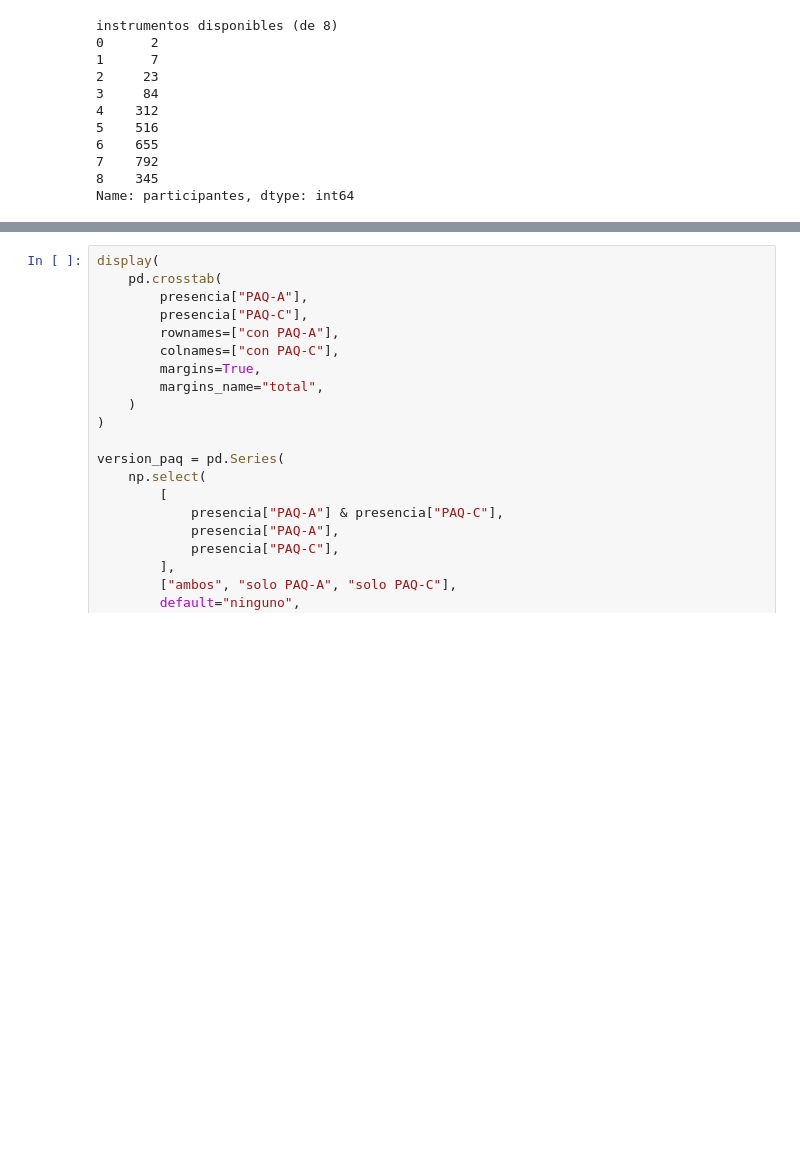
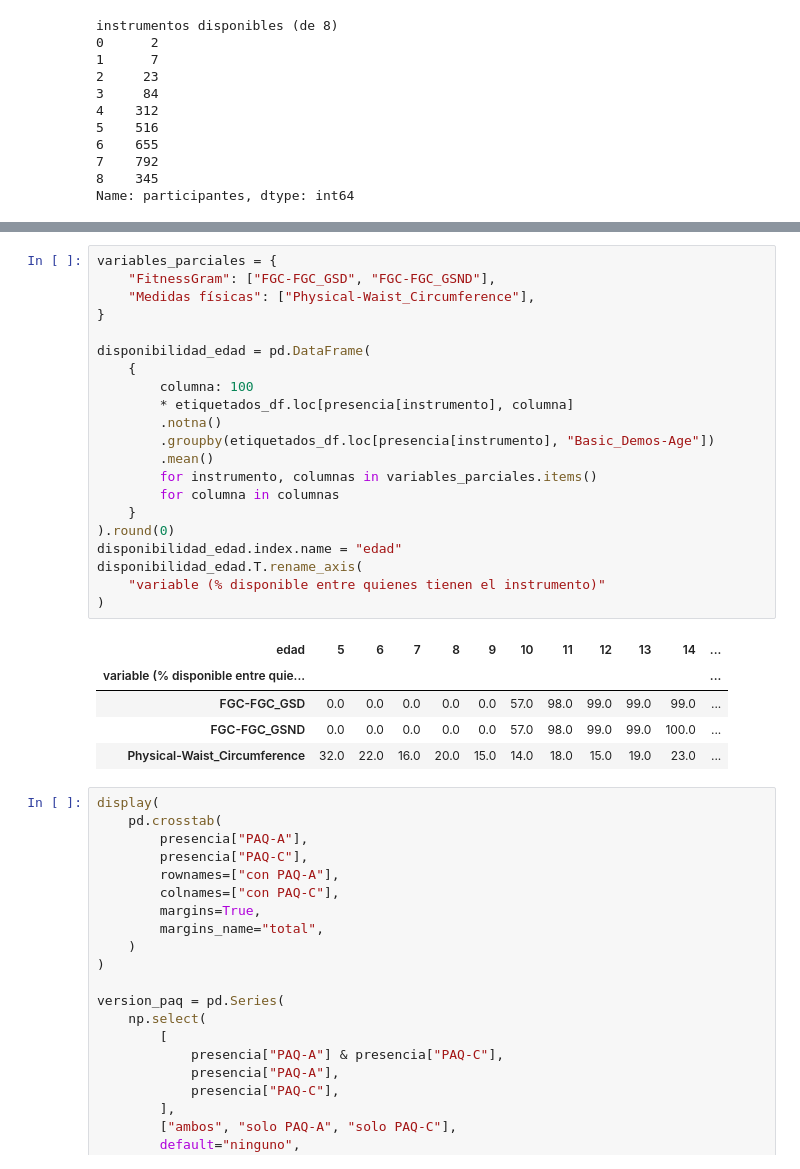
Before and after one commit to juanestebancg2806/piu-severity-prediction, a Jupyter notebook: notebooks/01_eda.ipynb, the cells around one changed output, grey strips where cells are left out. Saved outputs shown, nothing was run; the diff lists cells and outputs as text; blank space fills up the shorter version.

```diff
--- a/notebooks/01_eda.ipynb
+++ b/notebooks/01_eda.ipynb
@@ -994,5 +1001,32 @@ etiquetados_df["Basic_Demos-Age"].value_counts().sort_index().rename_axis("edad"
 | edad | 5 | 6 | 7 | 8 | 9 | 10 | 11 | 12 | 13 | 14 | 15 | ... |
 | participantes | 80 | 271 | 308 | 341 | 342 | 305 | 214 | 209 | 155 | 142 | 111 | ... |
+# %%
+variables_parciales = {
+    "FitnessGram": ["FGC-FGC_GSD", "FGC-FGC_GSND"],
+    "Medidas físicas": ["Physical-Waist_Circumference"],
+}
+
+disponibilidad_edad = pd.DataFrame(
+    {
+        columna: 100
+        * etiquetados_df.loc[presencia[instrumento], columna]
+        .notna()
+        .groupby(etiquetados_df.loc[presencia[instrumento], "Basic_Demos-Age"])
+        .mean()
+        for instrumento, columnas in variables_parciales.items()
+        for columna in columnas
+    }
+).round(0)
+disponibilidad_edad.index.name = "edad"
+disponibilidad_edad.T.rename_axis(
+    "variable (% disponible entre quienes tienen el instrumento)"
+)
+# %% [output]
+| edad | 5 | 6 | 7 | 8 | 9 | 10 | 11 | 12 | 13 | 14 | ... |
+| variable (% disponible entre quie... |  |  |  |  |  |  |  |  |  |  | ... |
+| FGC-FGC_GSD | 0.0 | 0.0 | 0.0 | 0.0 | 0.0 | 57.0 | 98.0 | 99.0 | 99.0 | 99.0 | ... |
+| FGC-FGC_GSND | 0.0 | 0.0 | 0.0 | 0.0 | 0.0 | 57.0 | 98.0 | 99.0 | 99.0 | 100.0 | ... |
+| Physical-Waist_Circumference | 32.0 | 22.0 | 16.0 | 20.0 | 15.0 | 14.0 | 18.0 | 15.0 | 19.0 | 23.0 | ... |
 # %%
 display(
     pd.crosstab(
```
Also changed, not shown: parts of 8 cells of this notebook, 9 other files.
